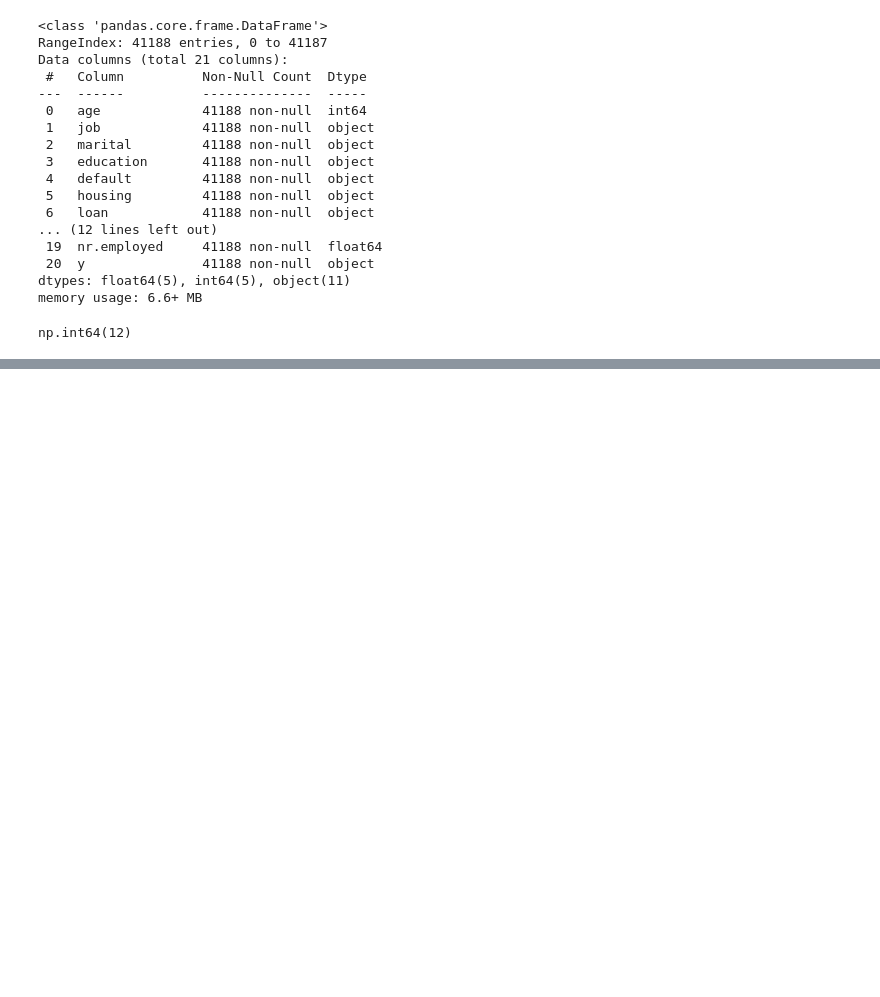
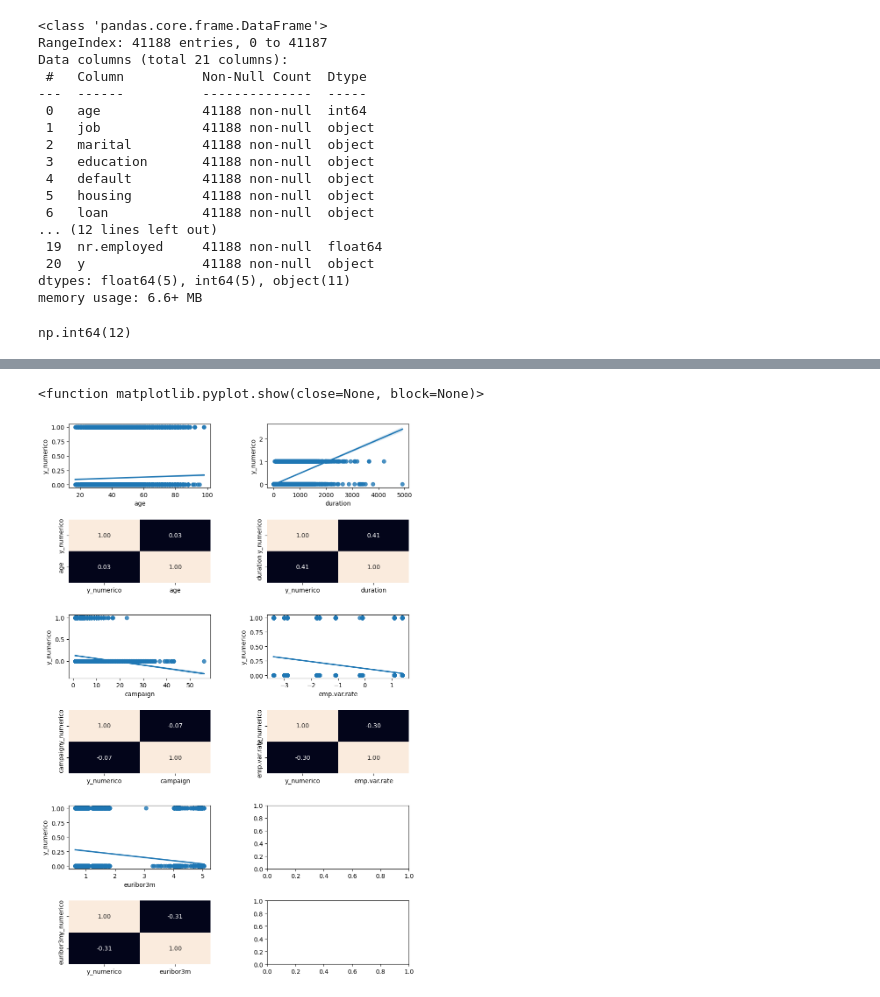
Before and after one commit to Estefaniagz/primer_ml, a Jupyter notebook: src/explore.ipynb, the cells around one changed output, grey strips where cells are left out. Drawn from its saved outputs; the diff is of its cells as text; code cells hidden in the pictures; blank space fills up the shorter version.

```diff
--- a/src/explore.ipynb
+++ b/src/explore.ipynb
@@ -139,0 +148,27 @@ plt.show
+# %%
+#analisis numerico-numerico
+fig, axis = plt.subplots(6,2,figsize=(10,16))
+
+df['y_numerico'] = df['y'].apply(lambda x: 1 if x == 'yes' else 0)
+
+sns.regplot(ax = axis[0,0], data=df, x='age', y= 'y_numerico')
+sns.heatmap(df[['y_numerico', 'age']].corr(),annot=True,fmt='.2f', ax=axis[1,0],cbar=False)
+
+sns.regplot(ax = axis[0,1], data=df, x='duration', y= 'y_numerico')
+sns.heatmap(df[['y_numerico', 'duration']].corr(),annot=True,fmt='.2f', ax=axis[1,1],cbar=False)
+
+sns.regplot(ax = axis[2,0], data=df, x='campaign', y= 'y_numerico')
+sns.heatmap(df[['y_numerico', 'campaign']].corr(),annot=True,fmt='.2f', ax=axis[3,0],cbar=False)
+
+sns.regplot(ax = axis[2,1], data=df, x='emp.var.rate', y= 'y_numerico')
+sns.heatmap(df[['y_numerico', 'emp.var.rate']].corr(),annot=True,fmt='.2f', ax=axis[3,1],cbar=False)
+
+sns.regplot(ax = axis[4,0], data=df, x='euribor3m', y= 'y_numerico')
+sns.heatmap(df[['y_numerico', 'euribor3m']].corr(),annot=True,fmt='.2f', ax=axis[5,0],cbar=False)
+
+plt.tight_layout
+plt.subplots_adjust(hspace=0.5, wspace=0.4)
+plt.show
+# %% [output]
+<function matplotlib.pyplot.show(close=None, block=None)>
+[figure, added]
```
Also changed, not shown: parts of 6 cells of this notebook.
